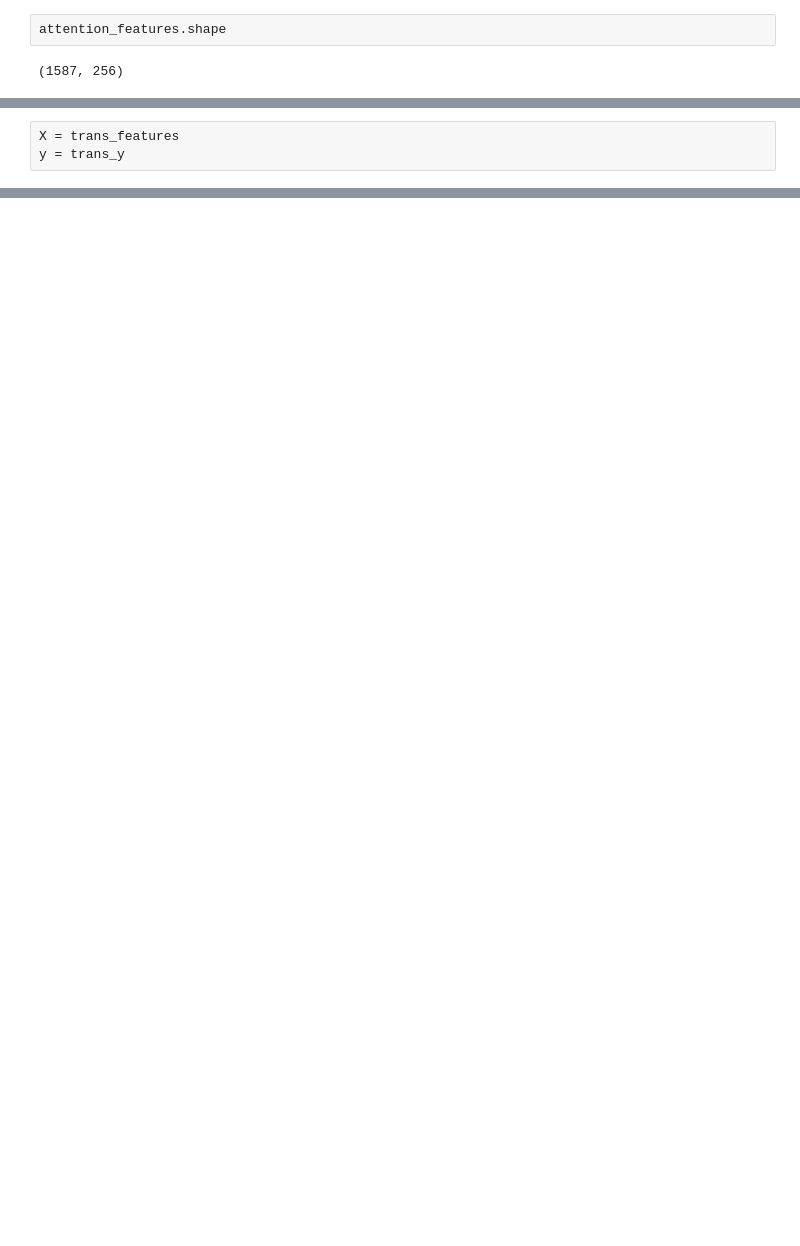
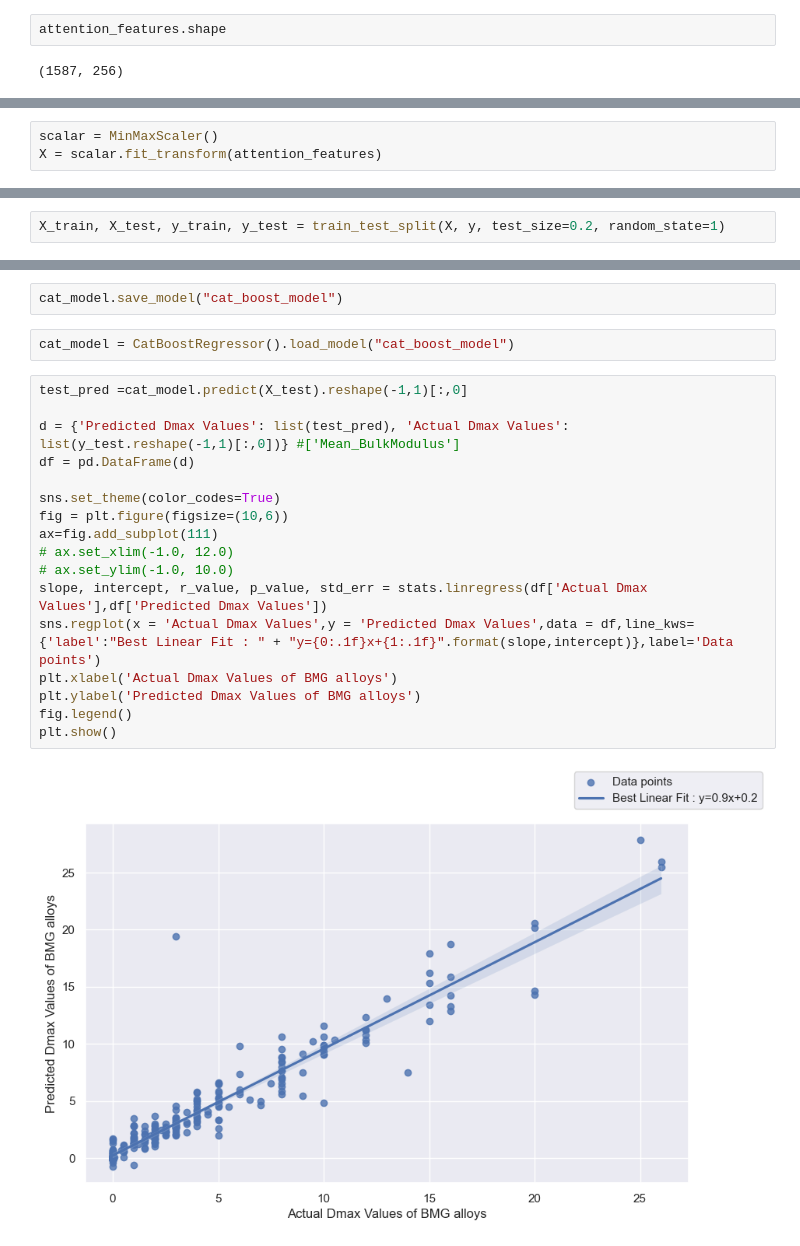
Before and after one commit to anshpoonia/Predicting-Glass-forming-ability-of-bulk-metallic-glasses-using-sequential-model, a Jupyter notebook: attention_bi_lstm_training.ipynb, the cells around one changed output, grey strips where cells are left out. Saved outputs shown, nothing was run; the diff lists cells and outputs as text; blank space fills up the shorter version.

```diff
--- a/attention_bi_lstm_training.ipynb
+++ b/attention_bi_lstm_training.ipynb
@@ -208,3 +137,0 @@ dump(extree, "ExtraTreeRegressor.bin")
-# %%
-X = trans_features
-y = trans_y
@@ -231,0 +183,3 @@ RMSE: 0.07284755148377413
+# %%
+scalar = MinMaxScaler()
+X = scalar.fit_transform(attention_features)
@@ -231,0 +190,2 @@ RMSE: 0.07284755148377413
+# %%
+X_train, X_test, y_train, y_test = train_test_split(X, y, test_size=0.2, random_state=1)
@@ -231,0 +198,23 @@ RMSE: 0.07284755148377413
+# %%
+cat_model.save_model("cat_boost_model")
+# %%
+cat_model = CatBoostRegressor().load_model("cat_boost_model")
+# %%
+test_pred =cat_model.predict(X_test).reshape(-1,1)[:,0]
+
+d = {'Predicted Dmax Values': list(test_pred), 'Actual Dmax Values': list(y_test.reshape(-1,1)[:,0])} #['Mean_BulkModulus']
+df = pd.DataFrame(d)
+
+sns.set_theme(color_codes=True)
+fig = plt.figure(figsize=(10,6))
+ax=fig.add_subplot(111)
+# ax.set_xlim(-1.0, 12.0)
+# ax.set_ylim(-1.0, 10.0)
+slope, intercept, r_value, p_value, std_err = stats.linregress(df['Actual Dmax Values'],df['Predicted Dmax Values'])
+sns.regplot(x = 'Actual Dmax Values',y = 'Predicted Dmax Values',data = df,line_kws={'label':"Best Linear Fit : " + "y={0:.1f}x+{1:.1f}".format(slope,intercept)},label='Data points')
+plt.xlabel('Actual Dmax Values of BMG alloys')
+plt.ylabel('Predicted Dmax Values of BMG alloys')
+fig.legend()
+plt.show()
+# %% [output]
+[figure, added]
```
Also changed, not shown: parts of 17 cells of this notebook, 9 other files.
